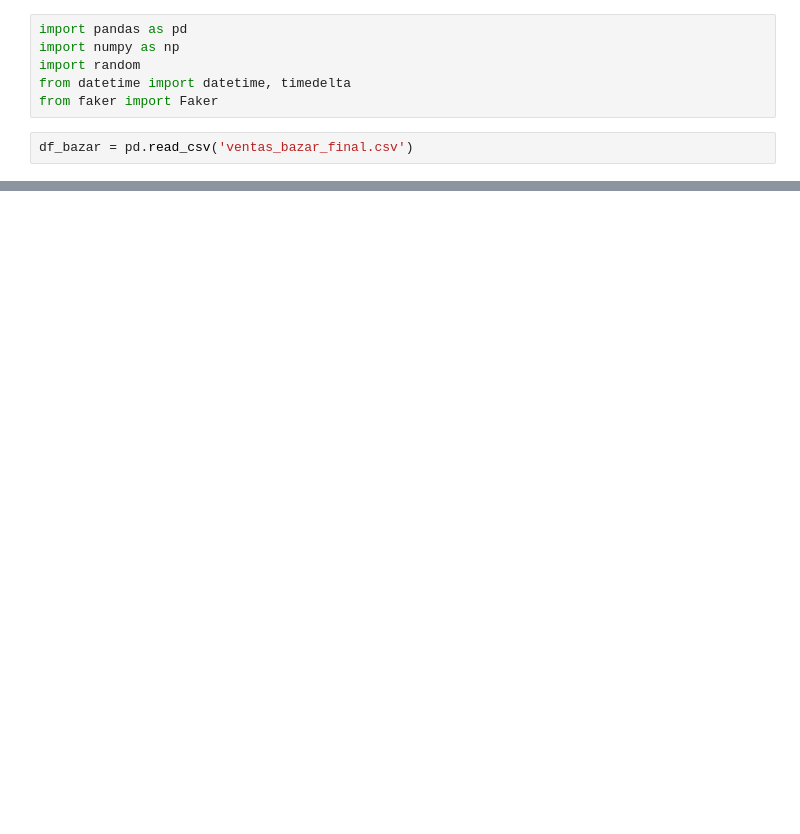
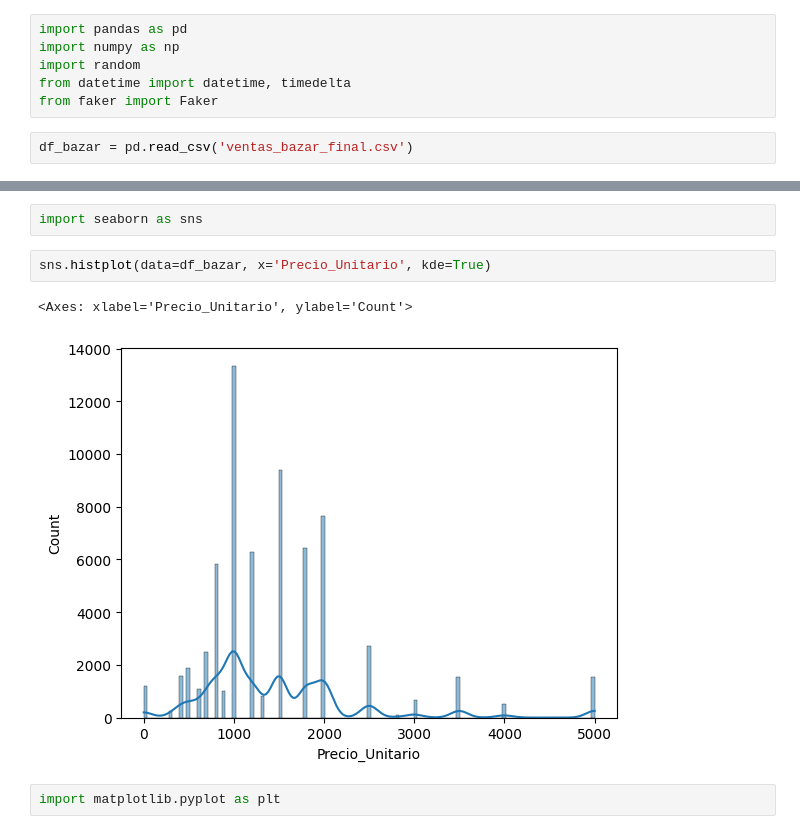
Before and after one commit to Diego-Mardones540/Bazar-don-pepe, a Jupyter notebook: main.ipynb, the cells around one changed output, grey strips where cells are left out. Cells and saved outputs as stored; diff of their text form; blank space fills up the shorter version.

```diff
--- a/main.ipynb
+++ b/main.ipynb
@@ -274,2 +274,11 @@ Cantidad               2
 Precio_Unitario       20
 dtype: int64
+# %%
+import seaborn as sns
+# %%
+sns.histplot(data=df_bazar, x='Precio_Unitario', kde=True)
+# %% [output]
+<Axes: xlabel='Precio_Unitario', ylabel='Count'>
+[figure, added]
+# %%
+import matplotlib.pyplot as plt
```
Also changed, not shown: parts of 16 cells of this notebook.
